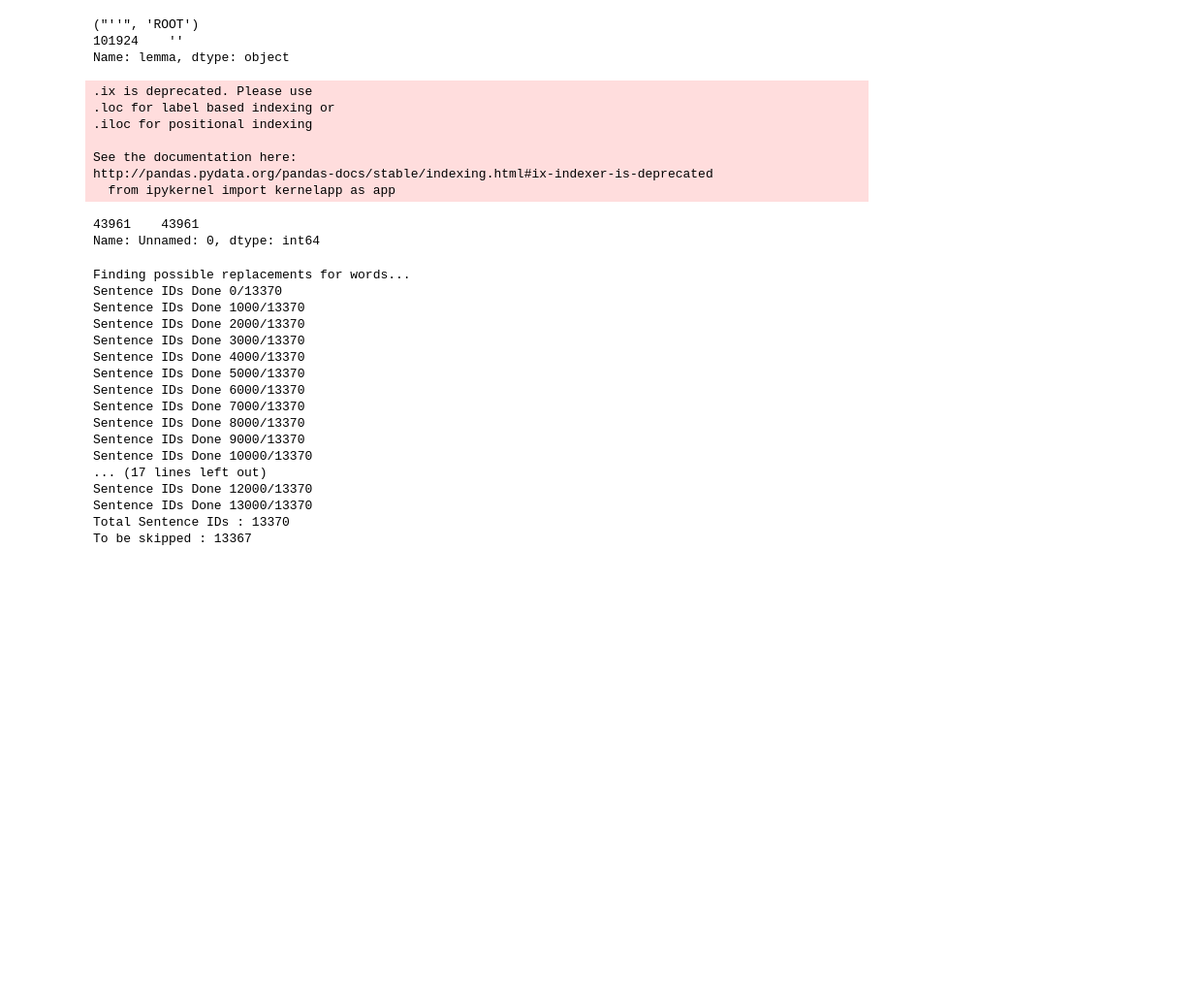
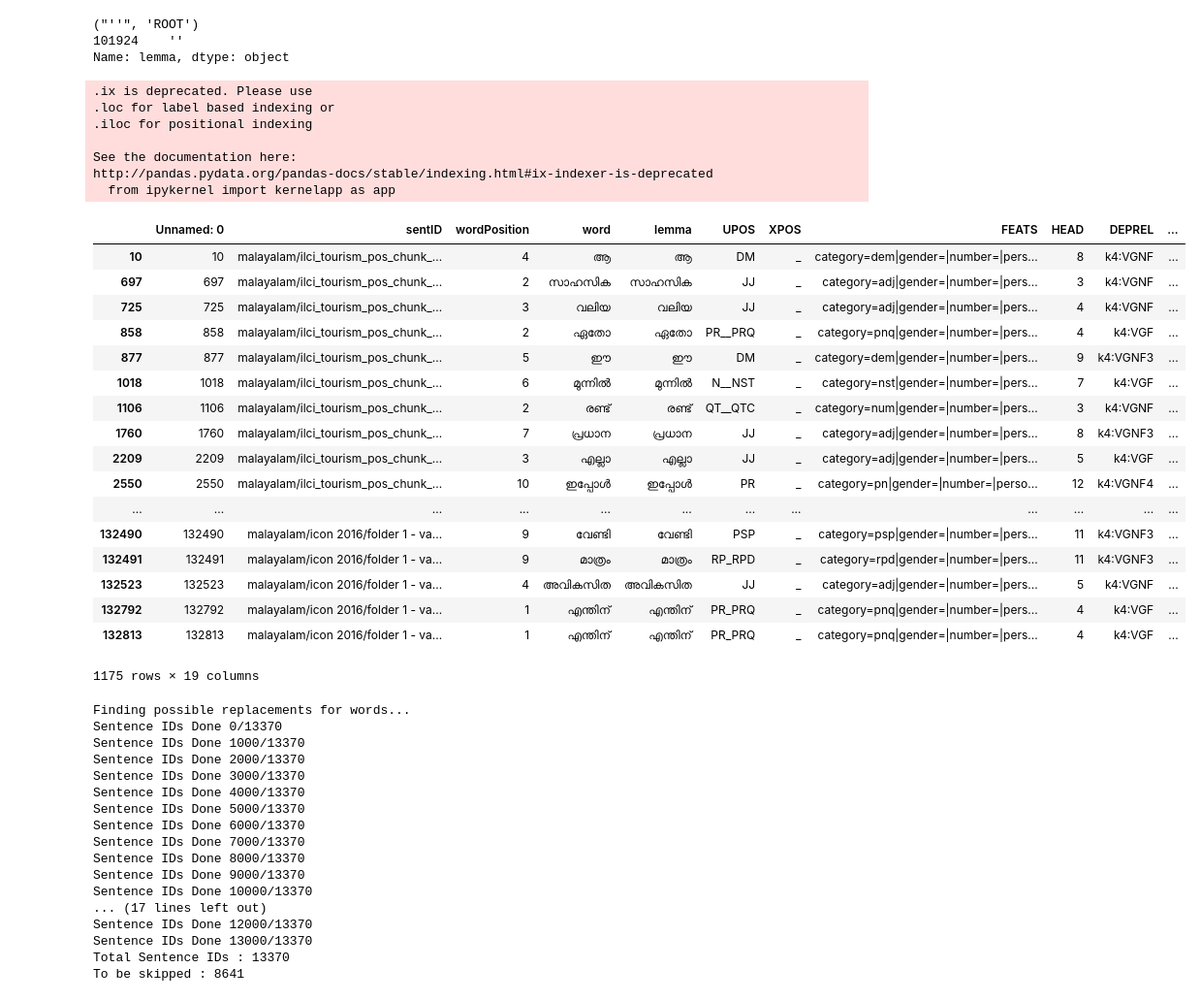
Before and after one commit to ashim95/IndicLM, a Jupyter notebook: generate_nonce_pairs.ipynb, the cells around one changed output. Shown at 97% size. Drawn from its saved outputs; the diff is of its cells as text; code cells hidden in the pictures; blank space fills up the shorter version.

```diff
--- a/generate_nonce_pairs.ipynb
+++ b/generate_nonce_pairs.ipynb
@@ -5,7 +5,15 @@ malConll = pd.read_csv('malExpanded.conllu')
 # del malConll['Unnamed: 0']
 malConll['word'] = malConll['word'].astype(str)
 malConll['lemma'] = malConll['lemma'].astype(str)
-malConll['DEPS'] = malConll['DEPS'].astype(str)
+malConll['vib'].replace('')
+# malConll['DEPS'] = malConll['DEPS'].astype(str)
 type(malConll['word'].iloc[0])
 malConll.columns
+for index, row in malConll.iterrows():
+    if pd.isnull(row['vib']):
+        if row['word'].strip() == row['lemma'].strip():
+            malConll.loc[index, 'vib'] = 'SAME'
+for index, row in malConll.iterrows():
+    if row['vib'] == 'SAME':
+        print('Found Again')
 # %% [output]
@@ -27,32 +56,49 @@ Index(['Unnamed: 0', 'sentID', 'wordPosition', 'word', 'lemma', 'UPOS', 'XPOS',
 # %%
 import numpy as np
 import random
 pd.options.display.max_colwidth = 100
 vibs_dep_group = malConll.groupby(['vib', 'DEPS'])
 for key, item in vibs_dep_group:
     print(key)
     print(vibs_dep_group.get_group(key)['lemma'])
     break
 # type(vibs_dep_group.groups.keys())
 # pd.unique(vibs_dep_group.get_group(("ഉ്", 'k4'))['lemma'])
 type(vibs_dep_group.get_group(("ഉ്", 'k4')))
 vibs_dep_group_df = vibs_dep_group.get_group(("ഉ്", 'k4'))
 type(vibs_dep_group_df[~vibs_dep_group_df['lemma'].isin(['ഗംഗാസ്നാന'])])
 df_test = vibs_dep_group_df[~vibs_dep_group_df['lemma'].isin(['ഗംഗാസ്നാന'])]
 df_test.ix[np.random.choice(df_test.index, 1)]['Unnamed: 0']
+vibs_dep_group.get_group(("SAME", 'k4'))
 # %% [output]
 ("''", 'ROOT')
 101924    ''
 Name: lemma, dtype: object
 .ix is deprecated. Please use
 .loc for label based indexing or
 .iloc for positional indexing
 
 See the documentation here:
 http://pandas.pydata.org/pandas-docs/stable/indexing.html#ix-indexer-is-deprecated
   from ipykernel import kernelapp as app
+|  | Unnamed: 0 | sentID | wordPosition | word | lemma | UPOS | XPOS | FEATS | HEAD | DEPREL | ... |
+| 10 | 10 | malayalam/ilci_tourism_pos_chunk_... | 4 | ആ | ആ | DM | _ | category=dem|gender=|number=|pers... | 8 | k4:VGNF | ... |
+| 697 | 697 | malayalam/ilci_tourism_pos_chunk_... | 2 | സാഹസിക | സാഹസിക | JJ | _ | category=adj|gender=|number=|pers... | 3 | k4:VGNF | ... |
+| 725 | 725 | malayalam/ilci_tourism_pos_chunk_... | 3 | വലിയ | വലിയ | JJ | _ | category=adj|gender=|number=|pers... | 4 | k4:VGNF | ... |
+| 858 | 858 | malayalam/ilci_tourism_pos_chunk_... | 2 | ഏതോ | ഏതോ | PR__PRQ | _ | category=pnq|gender=|number=|pers... | 4 | k4:VGF | ... |
+| 877 | 877 | malayalam/ilci_tourism_pos_chunk_... | 5 | ഈ | ഈ | DM | _ | category=dem|gender=|number=|pers... | 9 | k4:VGNF3 | ... |
+| 1018 | 1018 | malayalam/ilci_tourism_pos_chunk_... | 6 | മുന്നില്‍ | മുന്നില്‍ | N__NST | _ | category=nst|gender=|number=|pers... | 7 | k4:VGF | ... |
+| 1106 | 1106 | malayalam/ilci_tourism_pos_chunk_... | 2 | രണ്ട് | രണ്ട് | QT__QTC | _ | category=num|gender=|number=|pers... | 3 | k4:VGNF | ... |
+| 1760 | 1760 | malayalam/ilci_tourism_pos_chunk_... | 7 | പ്രധാന | പ്രധാന | JJ | _ | category=adj|gender=|number=|pers... | 8 | k4:VGNF3 | ... |
+| 2209 | 2209 | malayalam/ilci_tourism_pos_chunk_... | 3 | എല്ലാ | എല്ലാ | JJ | _ | category=adj|gender=|number=|pers... | 5 | k4:VGF | ... |
+| 2550 | 2550 | malayalam/ilci_tourism_pos_chunk_... | 10 | ഇപ്പോള്‍ | ഇപ്പോള്‍ | PR | _ | category=pn|gender=|number=|perso... | 12 | k4:VGNF4 | ... |
+| ... | ... | ... | ... | ... | ... | ... | ... | ... | ... | ... | ... |
+| 132490 | 132490 | malayalam/icon 2016/folder 1 - va... | 9 | വേണ്ടി | വേണ്ടി | PSP | _ | category=psp|gender=|number=|pers... | 11 | k4:VGNF3 | ... |
+| 132491 | 132491 | malayalam/icon 2016/folder 1 - va... | 9 | മാത്രം | മാത്രം | RP_RPD | _ | category=rpd|gender=|number=|pers... | 11 | k4:VGNF3 | ... |
+| 132523 | 132523 | malayalam/icon 2016/folder 1 - va... | 4 | അവികസിത | അവികസിത | JJ | _ | category=adj|gender=|number=|pers... | 5 | k4:VGNF | ... |
+| 132792 | 132792 | malayalam/icon 2016/folder 1 - va... | 1 | എന്തിന് | എന്തിന് | PR_PRQ | _ | category=pnq|gender=|number=|pers... | 4 | k4:VGF | ... |
+| 132813 | 132813 | malayalam/icon 2016/folder 1 - va... | 1 | എന്തിന് | എന്തിന് | PR_PRQ | _ | category=pnq|gender=|number=|pers... | 4 | k4:VGF | ... |
-43961    43961
-Name: Unnamed: 0, dtype: int64
+1175 rows × 19 columns
 # %%
 # Group by Object on vib and DEPS
 vibs_dep_group = malConll.groupby(['vib', 'DEPS'])
@@ -134,6 +180,6 @@ Sentence IDs Done 10000/13370
 Sentence IDs Done 12000/13370
 Sentence IDs Done 13000/13370
 Total Sentence IDs : 13370
-To be skipped : 13367
+To be skipped : 8641
 # %%
 # Group by Object on vib and DEPS
```
Also changed, not shown: parts of 5 cells of this notebook.
